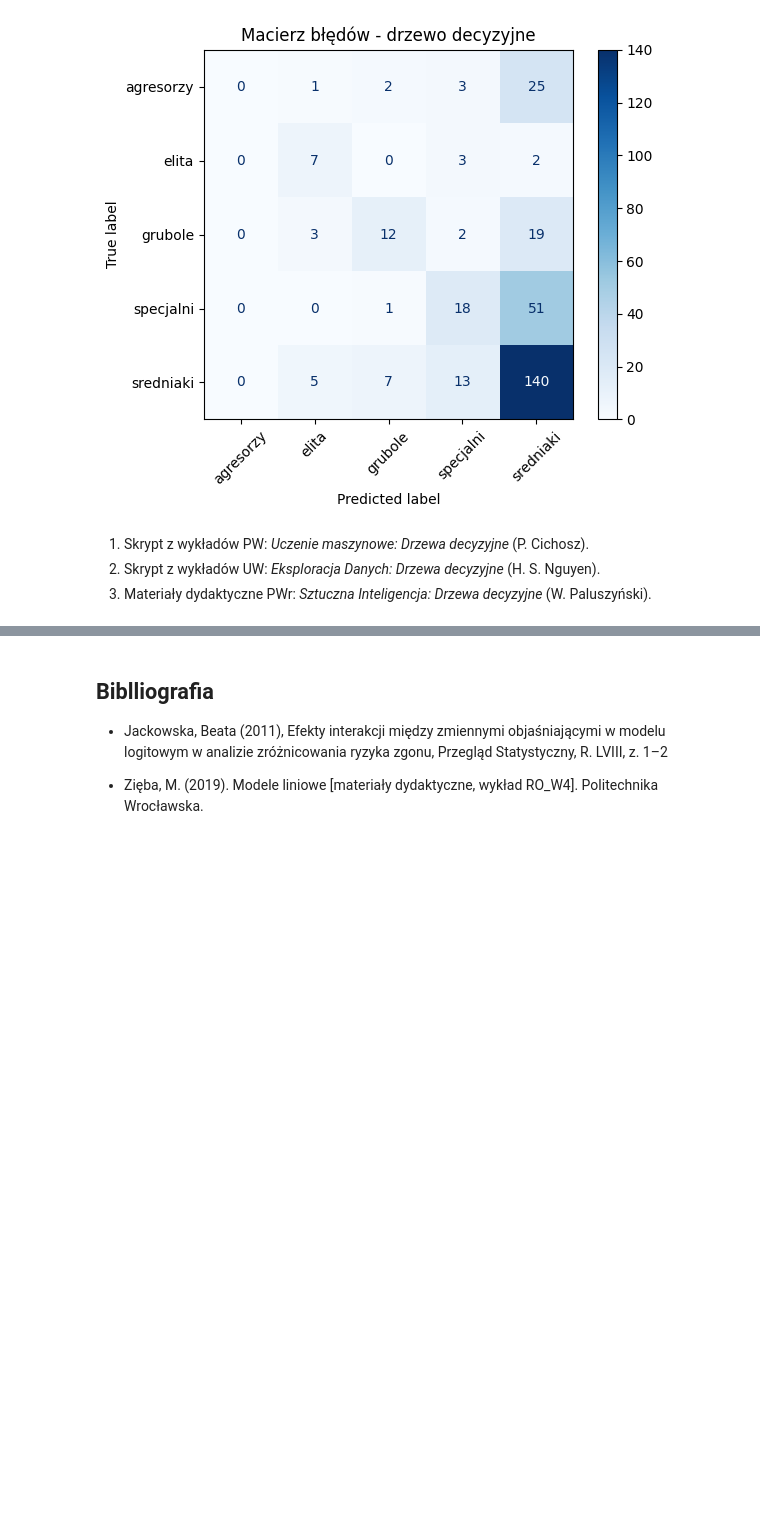
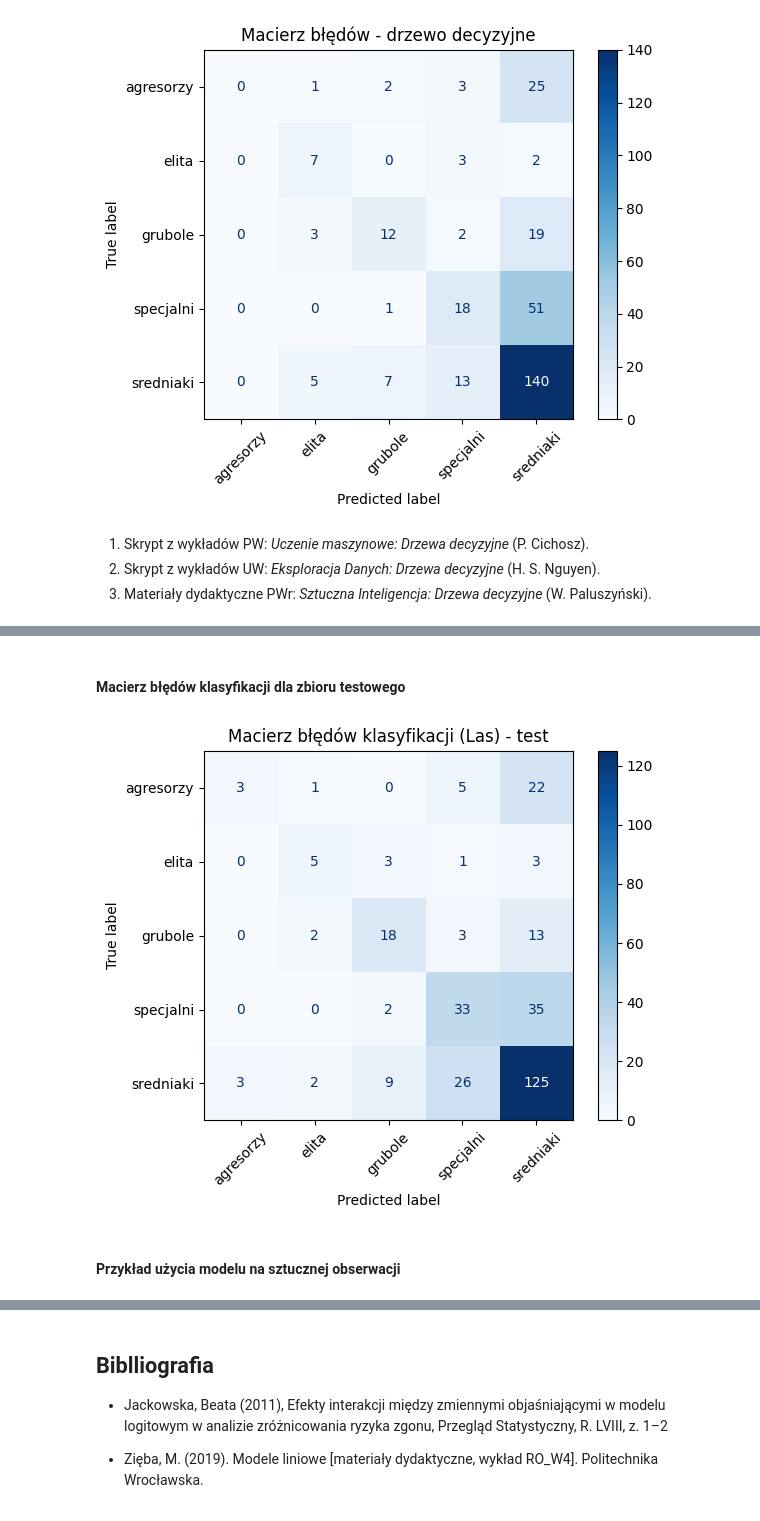
Before and after one commit to jarmuszz/mad-projekt2, a Jupyter notebook: main.ipynb, the cells around one changed output, grey strips where cells are left out. Drawn from its saved outputs; the diff is of its cells as text; code cells hidden in the pictures; blank space fills up the shorter version.

```diff
--- a/main.ipynb
+++ b/main.ipynb
@@ -400,0 +448,5 @@ plt.show()
+# %%
+predykcja_test_las = modelLas.predict(cecha_test)
+print("Dokladnosc:", accuracy_score(etykieta_test, predykcja_test_las))
+procent_poprawnych = accuracy_score(etykieta_test, predykcja_test_las) * 100
+print(f"Procent poprawnych wyników: {procent_poprawnych:.2f}%")
@@ -400,0 +483,17 @@ plt.show()
+# %% [markdown]
+#### Macierz błędów klasyfikacji dla zbioru testowego
+# %%
+disp = ConfusionMatrixDisplay.from_predictions(
+    etykieta_test,
+    predykcja_test_las,
+    cmap="Blues",
+    xticks_rotation=45
+)
+
+plt.title("Macierz błędów klasyfikacji (Las) - test")
+plt.savefig("confusion_matrix_test_las.png", dpi=300, bbox_inches="tight")
+plt.show()
+# %% [output]
+[figure, added]
+# %% [markdown]
+#### Przykład użycia modelu na sztucznej obserwacji
```
Also changed, not shown: parts of 16 cells of this notebook.
